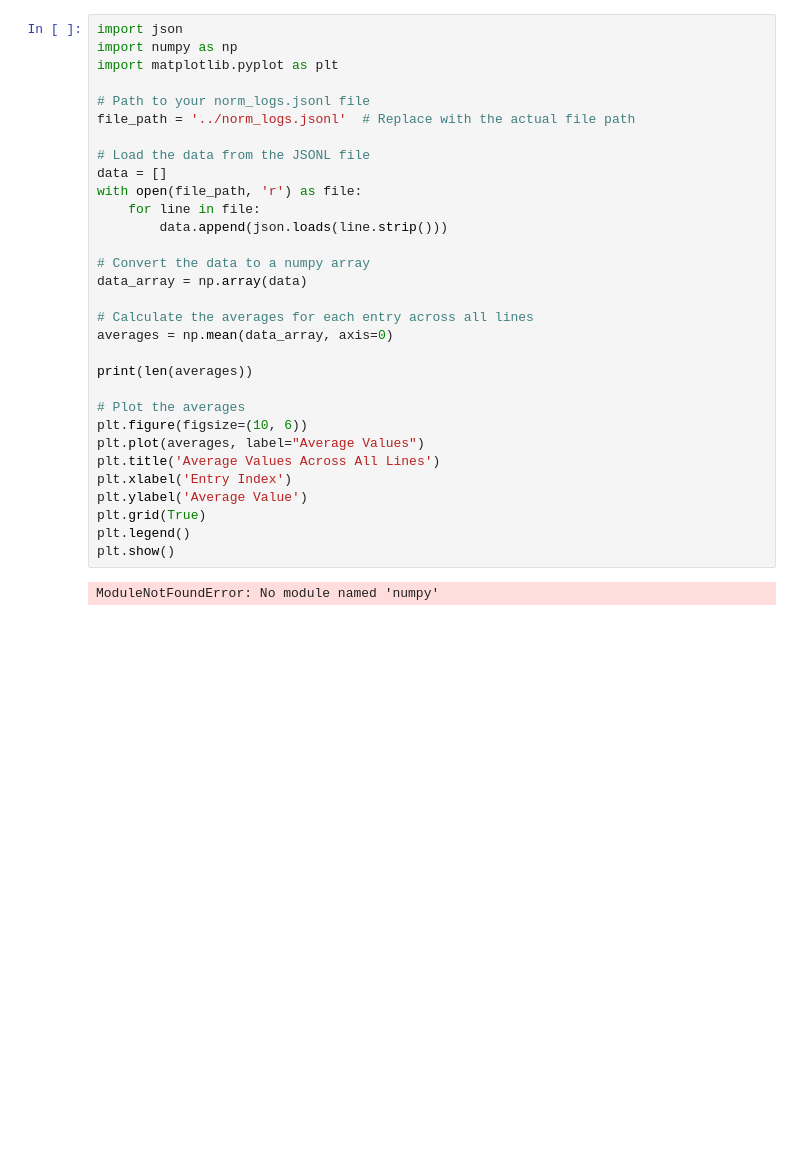
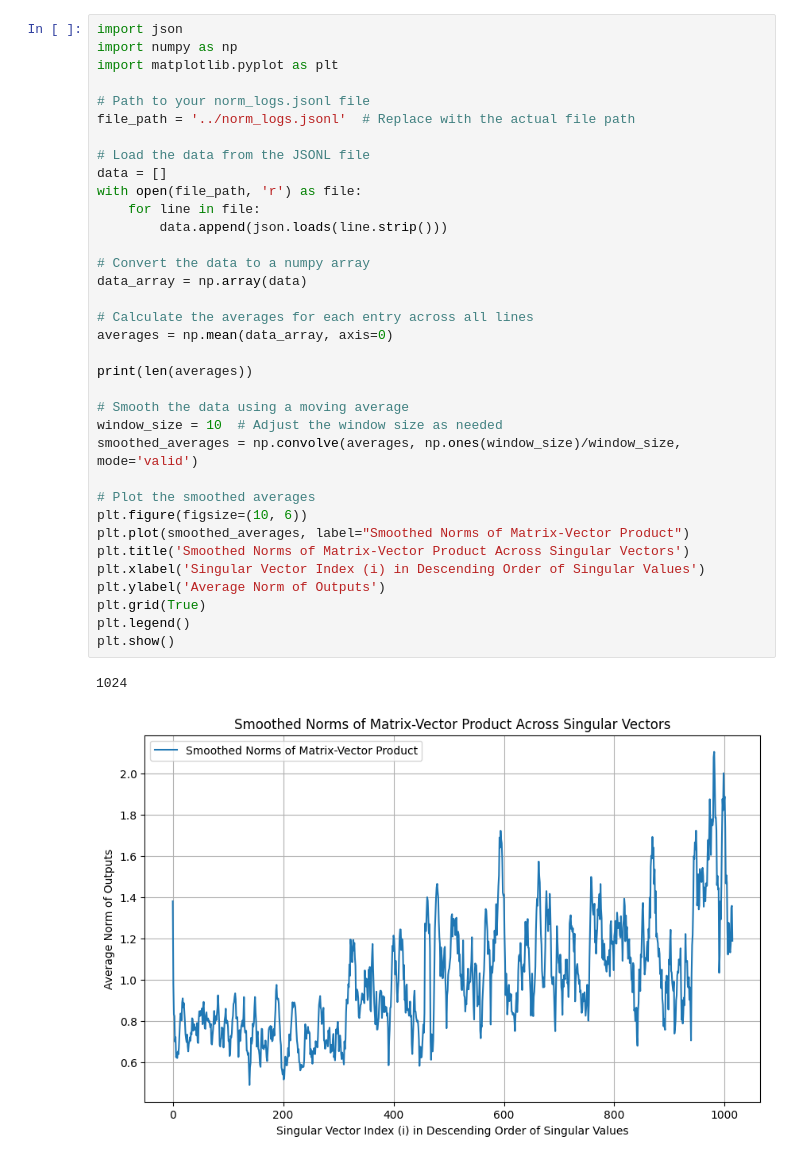
Before and after one commit to Red-Hat-AI-Innovation-Team/orthogonal-subspace-learning, a Jupyter notebook: notebooks/experiments.ipynb, the cells around one changed output. Saved outputs shown, nothing was run; the diff lists cells and outputs as text; blank space fills up the shorter version.

```diff
--- a/notebooks/experiments.ipynb
+++ b/notebooks/experiments.ipynb
@@ -1,33 +21,38 @@
 # %%
 import json
 import numpy as np
 import matplotlib.pyplot as plt
 
 # Path to your norm_logs.jsonl file
 file_path = '../norm_logs.jsonl'  # Replace with the actual file path
 
 # Load the data from the JSONL file
 data = []
 with open(file_path, 'r') as file:
     for line in file:
         data.append(json.loads(line.strip()))
 
 # Convert the data to a numpy array
 data_array = np.array(data)
 
 # Calculate the averages for each entry across all lines
 averages = np.mean(data_array, axis=0)
 
 print(len(averages))
 
-# Plot the averages
+# Smooth the data using a moving average
+window_size = 10  # Adjust the window size as needed
+smoothed_averages = np.convolve(averages, np.ones(window_size)/window_size, mode='valid')
+
+# Plot the smoothed averages
 plt.figure(figsize=(10, 6))
-plt.plot(averages, label="Average Values")
-plt.title('Average Values Across All Lines')
-plt.xlabel('Entry Index')
-plt.ylabel('Average Value')
+plt.plot(smoothed_averages, label="Smoothed Norms of Matrix-Vector Product")
+plt.title('Smoothed Norms of Matrix-Vector Product Across Singular Vectors')
+plt.xlabel('Singular Vector Index (i) in Descending Order of Singular Values')
+plt.ylabel('Average Norm of Outputs')
 plt.grid(True)
 plt.legend()
 plt.show()
 # %% [output]
-ModuleNotFoundError: No module named 'numpy'
+1024
+[figure, added]
```
Also changed, not shown: parts of 5 cells of this notebook, 1 other file.
